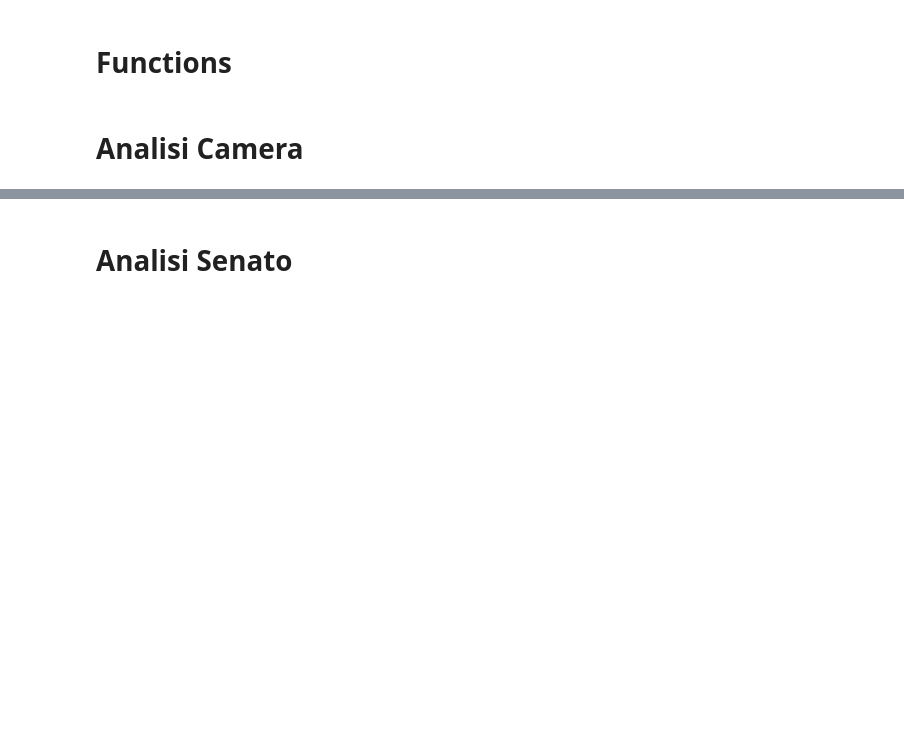
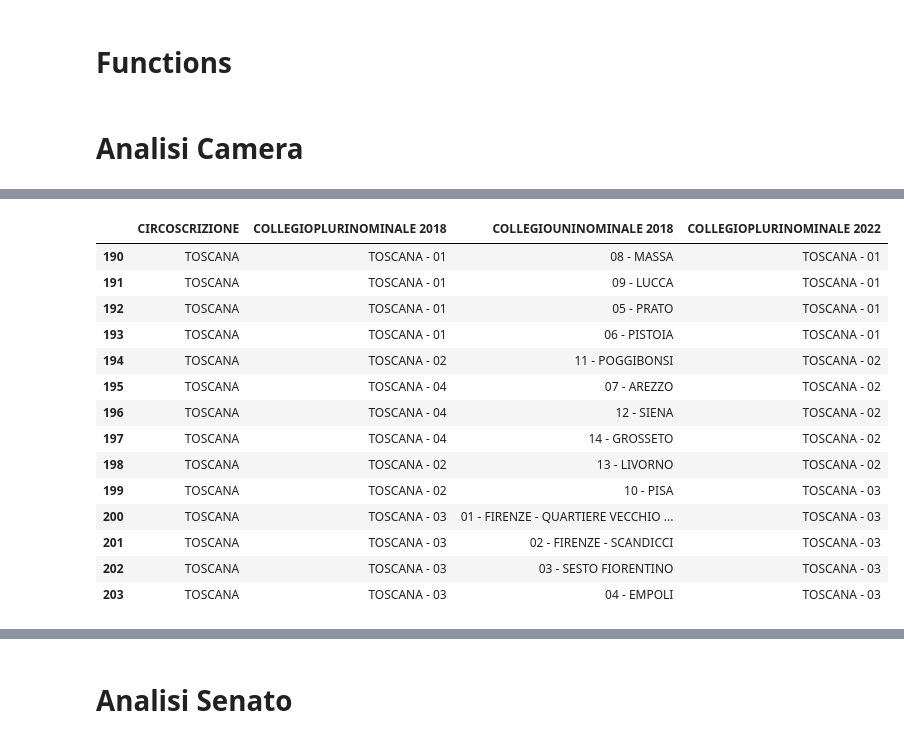
Before and after one commit to misclassified/electiondata, a Jupyter notebook: Analisi_Nazionali_2022/analisi_collegi_plurinominali.ipynb, the cells around one changed output, grey strips where cells are left out. Saved outputs shown, nothing was run; the diff lists cells and outputs as text; code cells hidden in the pictures; blank space fills up the shorter version.

```diff
--- a/Analisi_Nazionali_2022/analisi_collegi_plurinominali.ipynb
+++ b/Analisi_Nazionali_2022/analisi_collegi_plurinominali.ipynb
@@ -67,0 +71,4 @@ camera = pd.read_csv('camera-20180304.txt', sep = ";", encoding = "ISO-8859-1")
+# %%
+# Read Data - Mapping nuovi collegi
+mapping_collegi = pd.read_excel('mapping_collegi.xlsx')
+mapping_collegi.head()
@@ -67,0 +82,18 @@ camera = pd.read_csv('camera-20180304.txt', sep = ";", encoding = "ISO-8859-1")
+# %%
+mapping_collegi[mapping_collegi['CIRCOSCRIZIONE'] == 'TOSCANA']
+# %% [output]
+|  | CIRCOSCRIZIONE | COLLEGIOPLURINOMINALE 2018 | COLLEGIOUNINOMINALE 2018 | COLLEGIOPLURINOMINALE 2022 |
+| 190 | TOSCANA | TOSCANA - 01 | 08 - MASSA | TOSCANA - 01 |
+| 191 | TOSCANA | TOSCANA - 01 | 09 - LUCCA | TOSCANA - 01 |
+| 192 | TOSCANA | TOSCANA - 01 | 05 - PRATO | TOSCANA - 01 |
+| 193 | TOSCANA | TOSCANA - 01 | 06 - PISTOIA | TOSCANA - 01 |
+| 194 | TOSCANA | TOSCANA - 02 | 11 - POGGIBONSI | TOSCANA - 02 |
+| 195 | TOSCANA | TOSCANA - 04 | 07 - AREZZO | TOSCANA - 02 |
+| 196 | TOSCANA | TOSCANA - 04 | 12 - SIENA | TOSCANA - 02 |
+| 197 | TOSCANA | TOSCANA - 04 | 14 - GROSSETO | TOSCANA - 02 |
+| 198 | TOSCANA | TOSCANA - 02 | 13 - LIVORNO | TOSCANA - 02 |
+| 199 | TOSCANA | TOSCANA - 02 | 10 - PISA | TOSCANA - 03 |
+| 200 | TOSCANA | TOSCANA - 03 | 01 - FIRENZE - QUARTIERE VECCHIO ... | TOSCANA - 03 |
+| 201 | TOSCANA | TOSCANA - 03 | 02 - FIRENZE - SCANDICCI | TOSCANA - 03 |
+| 202 | TOSCANA | TOSCANA - 03 | 03 - SESTO FIORENTINO | TOSCANA - 03 |
+| 203 | TOSCANA | TOSCANA - 03 | 04 - EMPOLI | TOSCANA - 03 |
```
Also changed, not shown: parts of 25 cells of this notebook, 7 other files.
